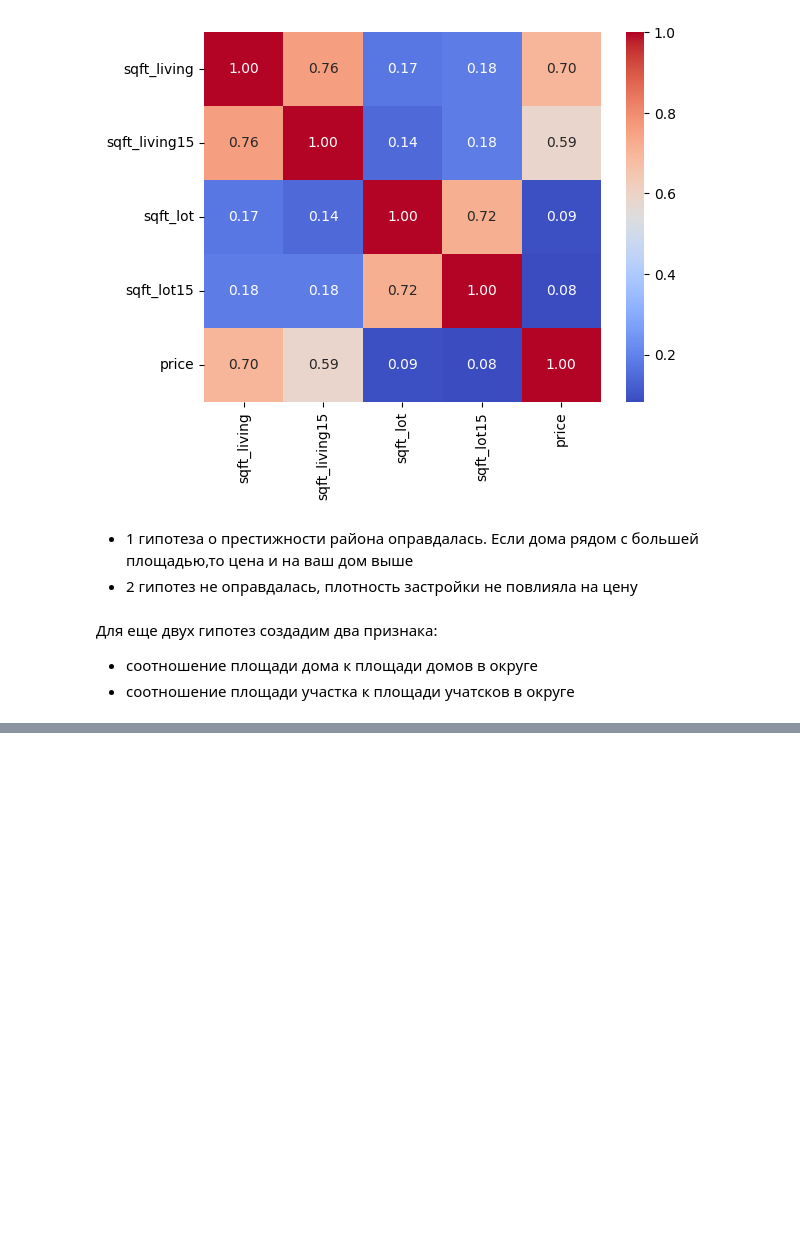
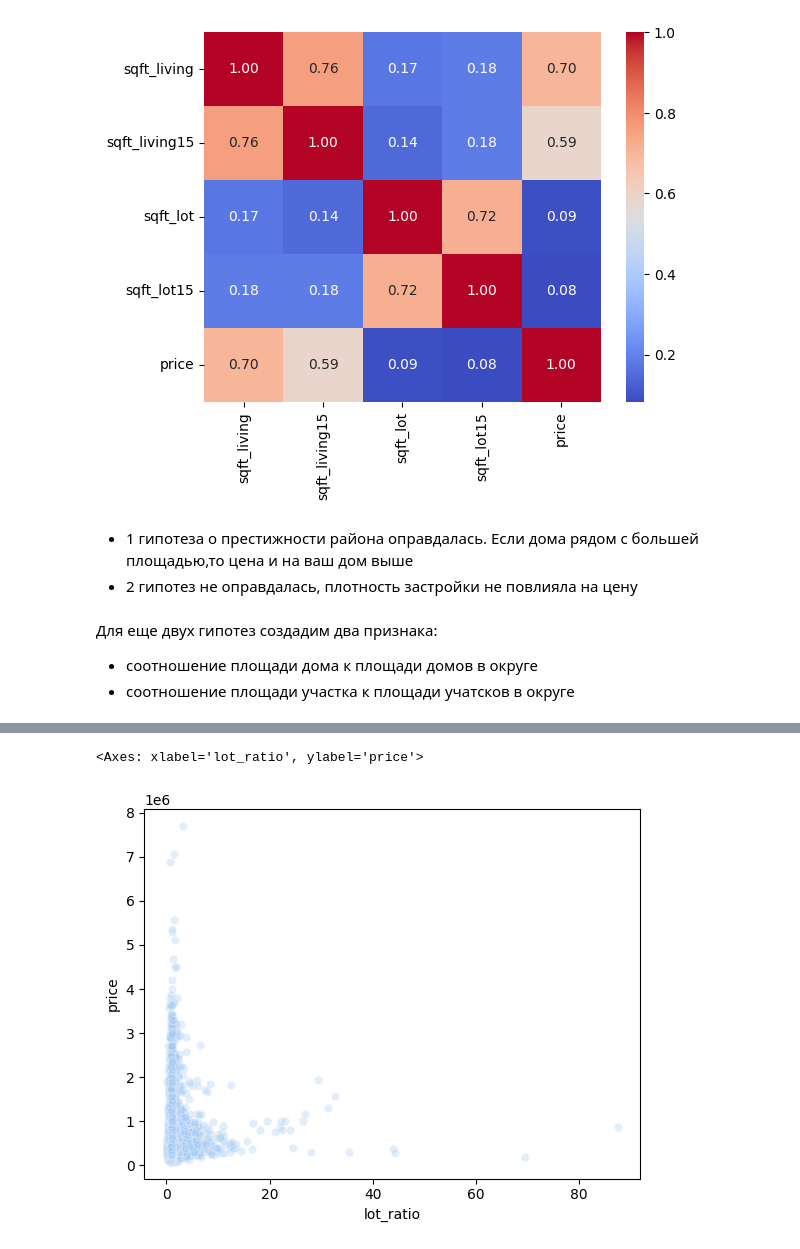
Before and after one commit to Daniil-Leshchev/house-sales-ml, a Jupyter notebook: house-sales.ipynb, the cells around one changed output, grey strips where cells are left out. Drawn from its saved outputs; the diff is of its cells as text; code cells hidden in the pictures; blank space fills up the shorter version.

```diff
--- a/house-sales.ipynb
+++ b/house-sales.ipynb
@@ -477,0 +486,5 @@ make_heatmap(data[['sqft_living', 'sqft_living15', 'sqft_lot', 'sqft_lot15', 'pr
+# %%
+sns.scatterplot(data=data, x='lot_ratio',    y='price', alpha=0.3)
+# %% [output]
+<Axes: xlabel='lot_ratio', ylabel='price'>
+[figure, added]
```
Also changed, not shown: parts of 19 cells of this notebook.
